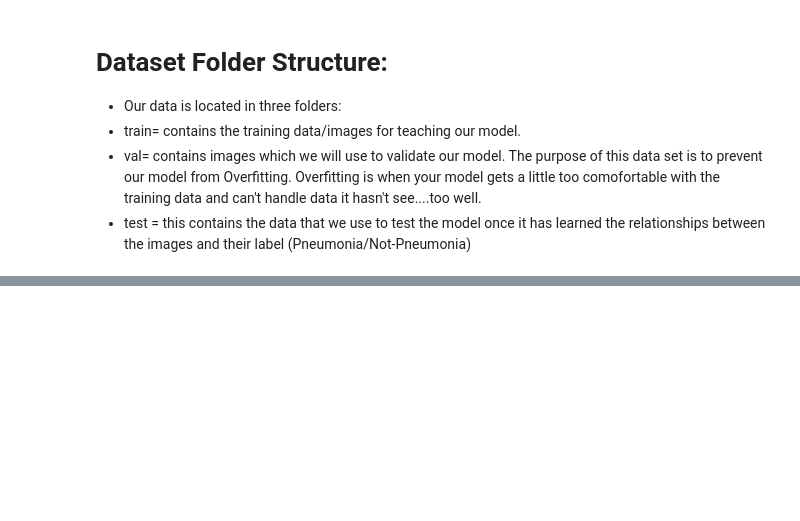
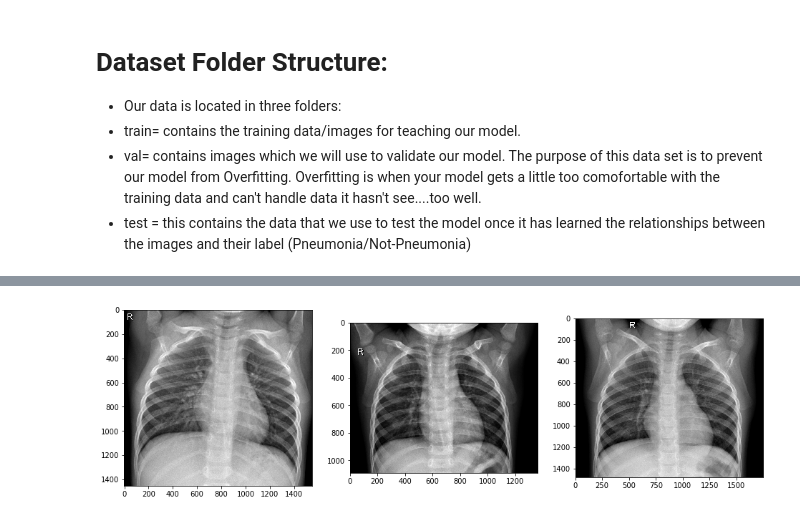
Before and after one commit to prasadbhoite/ChestX-ray_CAP5610, a Jupyter notebook: Chest X-ray Project.ipynb, the cells around one changed output, grey strips where cells are left out. Cells and saved outputs as stored; diff of their text form; code cells hidden in the pictures; blank space fills up the shorter version.

```diff
--- a/Chest X-ray Project.ipynb
+++ b/Chest X-ray Project.ipynb
@@ -112,0 +180,14 @@ X_train.shape
+# %%
+multipleImages = glob("/Users/prasadbhoite/school/CAP_5610/Project/ChestX-ray_CAP5610/chest_xray/train/NORMAL/**")
+def plotThreeImages(images):
+    r = random.sample(images, 3)
+    plt.figure(figsize=(16,16))
+    plt.subplot(131)
+    plt.imshow(cv2.imread(r[0]))
+    plt.subplot(132)
+    plt.imshow(cv2.imread(r[1]))
+    plt.subplot(133)
+    plt.imshow(cv2.imread(r[2]));
+plotThreeImages(multipleImages)
+# %% [output]
+[figure, added]
```
Also changed, not shown: parts of 32 cells of this notebook.
